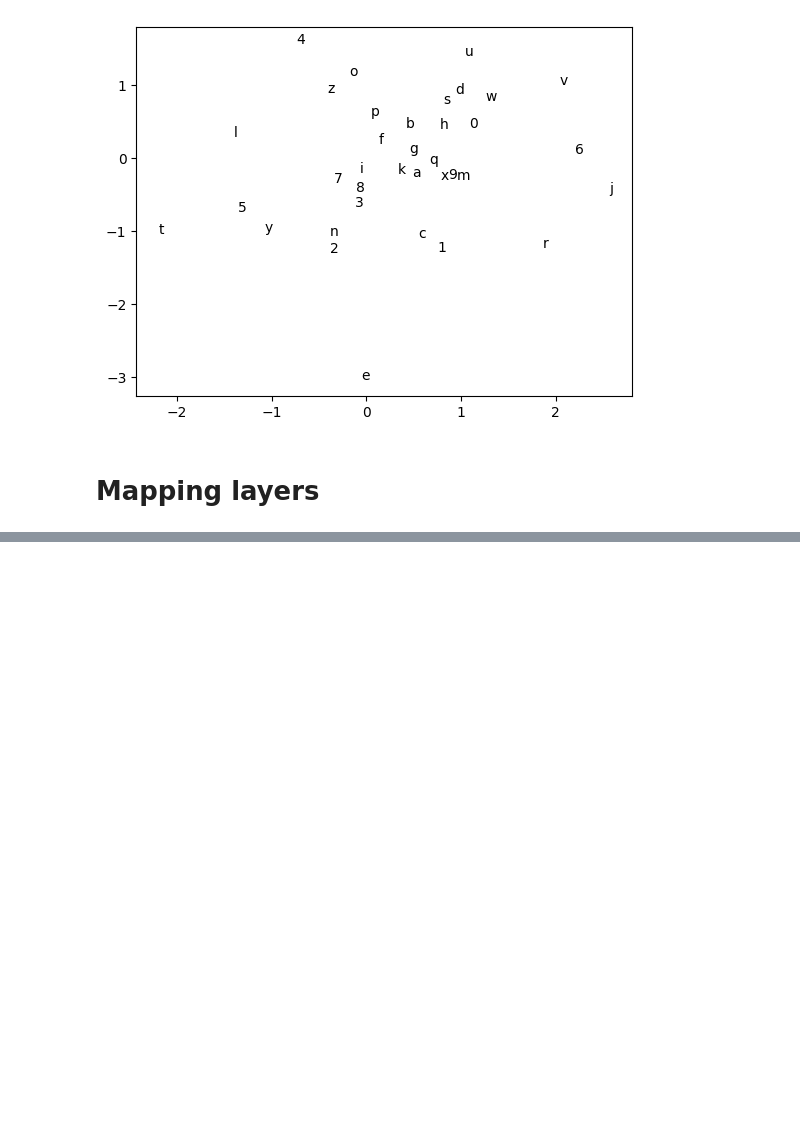
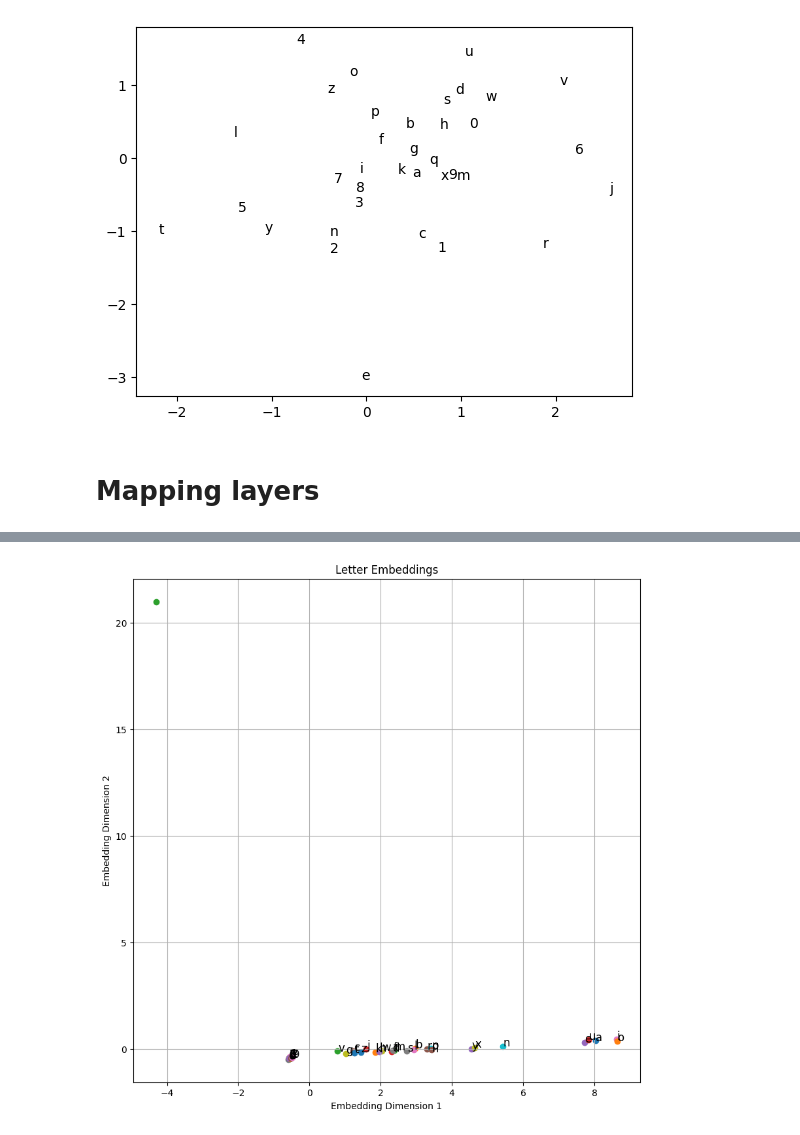
Before and after one commit to vushesh-008/Gen-AI, a Jupyter notebook: letter-embeddings/Embeddings_for_letters.ipynb, the cells around one changed output, grey strips where cells are left out. Cells and saved outputs as stored; diff of their text form; code cells hidden in the pictures; blank space fills up the shorter version.

Commit message:
Adds more embeddings code

```diff
--- a/letter-embeddings/Embeddings_for_letters.ipynb
+++ b/letter-embeddings/Embeddings_for_letters.ipynb
@@ -123,7 +123,7 @@ criterion = nn.CrossEntropyLoss()
 
 # Training loop
 epochs = 30
-batch_size = 1
+batch_size = 500
 
 for epoch in range(epochs):
     model_pred.train()
@@ -153,0 +169,24 @@ Using device: mps
+# %%
+import torch
+import matplotlib.pyplot as plt
+
+# Assuming `mapping` is a dictionary that maps letters to indices
+# Example: mapping = {'a': 0, 'b': 1, 'c': 2, ..., 'z': 25}
+# Create a reverse mapping from indices to letters
+reverse_mapping = {v: k for k, v in mapping.items()}
+
+# Extract embeddings
+embeddings = model_pred.embedding.weight.data.cpu().numpy()
+
+# Plot embeddings
+plt.figure(figsize=(10, 10))
+for i in range(num_letters):
+    plt.scatter(embeddings[i, 0], embeddings[i, 1])
+    plt.text(embeddings[i, 0] + 0.01, embeddings[i, 1] + 0.01, reverse_mapping[i], fontsize=12)
+plt.title("Letter Embeddings")
+plt.xlabel("Embedding Dimension 1")
+plt.ylabel("Embedding Dimension 2")
+plt.grid(True)
+plt.show()
+# %% [output]
+[figure, added]
```
Also changed, not shown: parts of 2 cells of this notebook, 1 other file.
